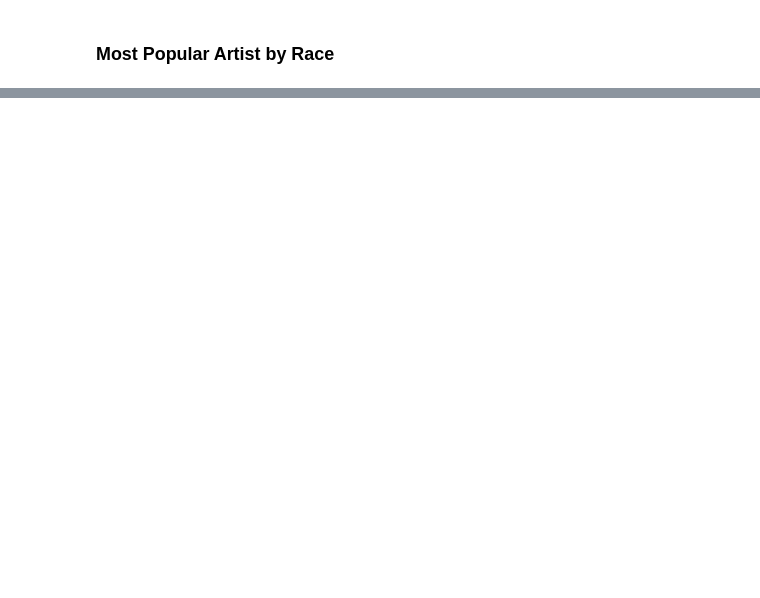
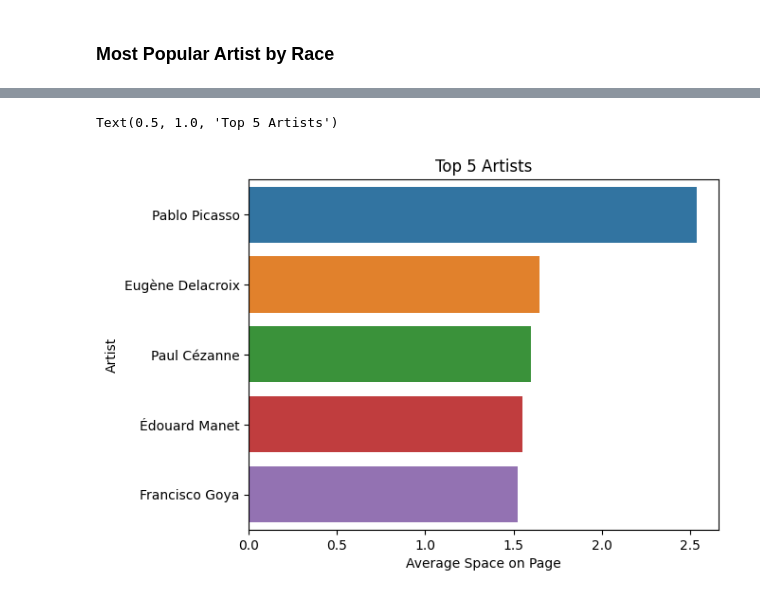
Before and after one commit to MattHondrakis/Python-Data-Science, a Jupyter notebook: Art History.ipynb, the cells around one changed output, grey strips where cells are left out. Cells and saved outputs as stored; diff of their text form; code cells hidden in the pictures; blank space fills up the shorter version.

```diff
--- a/Art History.ipynb
+++ b/Art History.ipynb
@@ -47,0 +65,10 @@ Text(0.5, 1.0, 'Most Popular Artist by Race')
+# %%
+space_artist = artists.groupby("artist_name")["space_ratio_per_page_total"].mean().sort_values(ascending=False).reset_index().iloc[0:5]
+# %%
+sns.barplot(x = "space_ratio_per_page_total", y = "artist_name", data = space_artist)
+plt.xlabel("Average Space on Page")
+plt.ylabel("Artist")
+plt.title("Top 5 Artists")
+# %% [output]
+Text(0.5, 1.0, 'Top 5 Artists')
+[figure, added]
```
Also changed, not shown: parts of 4 cells of this notebook.
